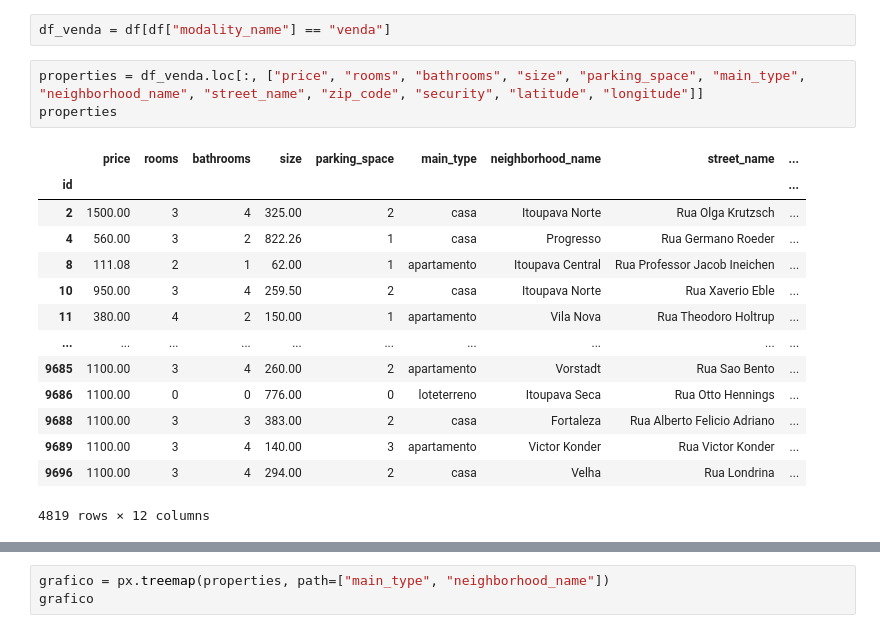
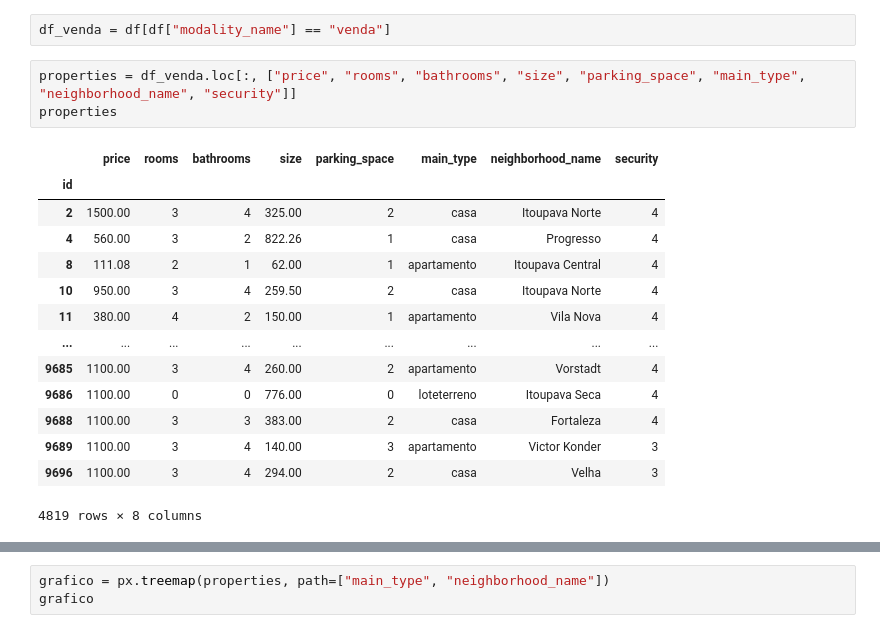
Before and after one commit to thomas-michels/GreyWolfService, a Jupyter notebook: correlations.ipynb, the cells around one changed output, grey strips where cells are left out. Saved outputs shown, nothing was run; the diff lists cells and outputs as text.

```diff
--- a/correlations.ipynb
+++ b/correlations.ipynb
@@ -61,20 +61,20 @@ df["price"] = df["price"].apply(lambda v: v / 1000)
 # %%
 df_venda = df[df["modality_name"] == "venda"]
 # %%
-properties = df_venda.loc[:, ["price", "rooms", "bathrooms", "size", "parking_space", "main_type", "neighborhood_name", "street_name", "zip_code", "security", "latitude", "longitude"]]
+properties = df_venda.loc[:, ["price", "rooms", "bathrooms", "size", "parking_space", "main_type", "neighborhood_name", "security"]]
 properties
 # %% [output]
-|  | price | rooms | bathrooms | size | parking_space | main_type | neighborhood_name | street_name | ... |
-| id |  |  |  |  |  |  |  |  | ... |
-| 2 | 1500.00 | 3 | 4 | 325.00 | 2 | casa | Itoupava Norte | Rua Olga Krutzsch | ... |
-| 4 | 560.00 | 3 | 2 | 822.26 | 1 | casa | Progresso | Rua Germano Roeder | ... |
-| 8 | 111.08 | 2 | 1 | 62.00 | 1 | apartamento | Itoupava Central | Rua Professor Jacob Ineichen | ... |
-| 10 | 950.00 | 3 | 4 | 259.50 | 2 | casa | Itoupava Norte | Rua Xaverio Eble | ... |
-| 11 | 380.00 | 4 | 2 | 150.00 | 1 | apartamento | Vila Nova | Rua Theodoro Holtrup | ... |
-| ... | ... | ... | ... | ... | ... | ... | ... | ... | ... |
-| 9685 | 1100.00 | 3 | 4 | 260.00 | 2 | apartamento | Vorstadt | Rua Sao Bento | ... |
-| 9686 | 1100.00 | 0 | 0 | 776.00 | 0 | loteterreno | Itoupava Seca | Rua Otto Hennings | ... |
-| 9688 | 1100.00 | 3 | 3 | 383.00 | 2 | casa | Fortaleza | Rua Alberto Felicio Adriano | ... |
-| 9689 | 1100.00 | 3 | 4 | 140.00 | 3 | apartamento | Victor Konder | Rua Victor Konder | ... |
-| 9696 | 1100.00 | 3 | 4 | 294.00 | 2 | casa | Velha | Rua Londrina | ... |
+|  | price | rooms | bathrooms | size | parking_space | main_type | neighborhood_name | security |
+| id |  |  |  |  |  |  |  |  |
+| 2 | 1500.00 | 3 | 4 | 325.00 | 2 | casa | Itoupava Norte | 4 |
+| 4 | 560.00 | 3 | 2 | 822.26 | 1 | casa | Progresso | 4 |
+| 8 | 111.08 | 2 | 1 | 62.00 | 1 | apartamento | Itoupava Central | 4 |
+| 10 | 950.00 | 3 | 4 | 259.50 | 2 | casa | Itoupava Norte | 4 |
+| 11 | 380.00 | 4 | 2 | 150.00 | 1 | apartamento | Vila Nova | 4 |
+| ... | ... | ... | ... | ... | ... | ... | ... | ... |
+| 9685 | 1100.00 | 3 | 4 | 260.00 | 2 | apartamento | Vorstadt | 4 |
+| 9686 | 1100.00 | 0 | 0 | 776.00 | 0 | loteterreno | Itoupava Seca | 4 |
+| 9688 | 1100.00 | 3 | 3 | 383.00 | 2 | casa | Fortaleza | 4 |
+| 9689 | 1100.00 | 3 | 4 | 140.00 | 3 | apartamento | Victor Konder | 3 |
+| 9696 | 1100.00 | 3 | 4 | 294.00 | 2 | casa | Velha | 3 |
-4819 rows × 12 columns
+4819 rows × 8 columns
```
Also changed, not shown: parts of 20 cells of this notebook, 3 other files.
